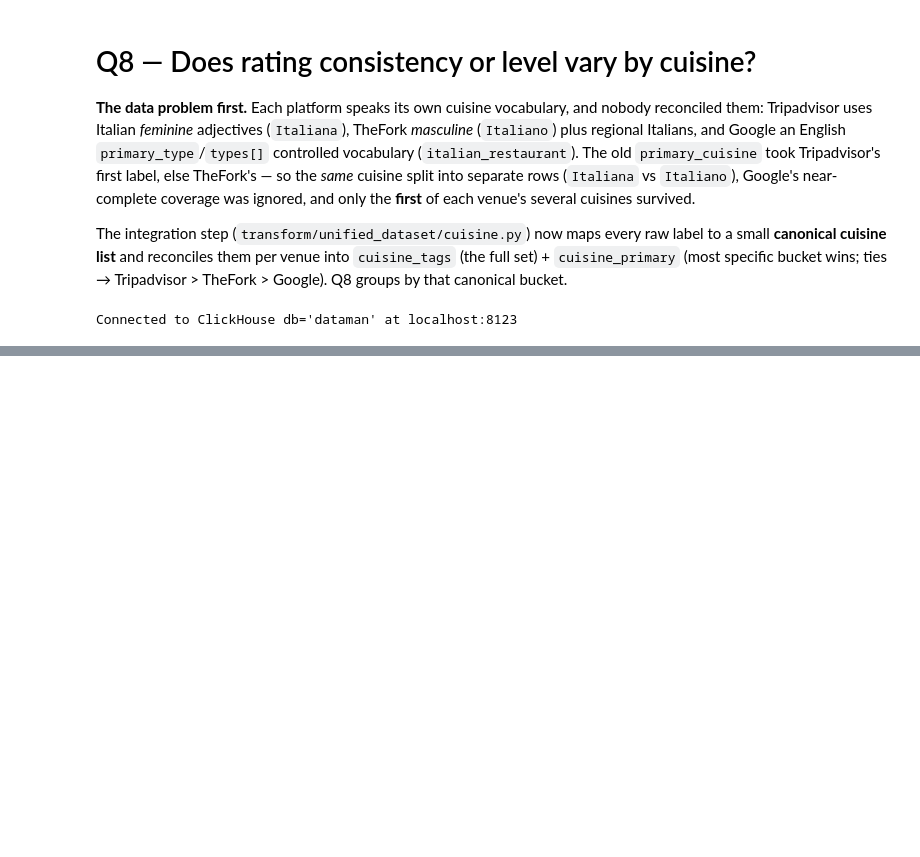
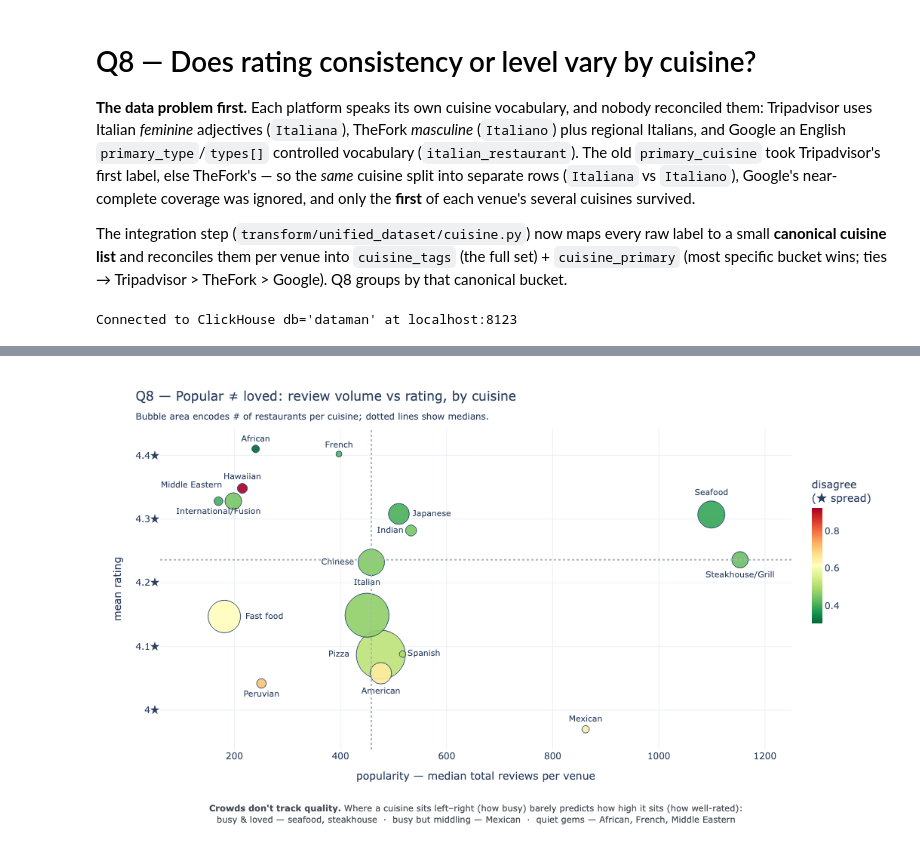
Before and after one commit to Laimon99/data-management-project, a Jupyter notebook: notebooks/q08_cuisine.ipynb, the cells around one changed output, grey strips where cells are left out. Saved outputs shown, nothing was run; the diff lists cells and outputs as text; code cells hidden in the pictures; blank space fills up the shorter version.

```diff
--- a/notebooks/q08_cuisine.ipynb
+++ b/notebooks/q08_cuisine.ipynb
@@ -98,0 +124,35 @@ d
+# %%
+# Does popularity buy a better rating? Plot each cuisine's typical review volume
+# against its mean rating; colour by cross-platform disagreement.
+p = d.copy()
+PP = {"Seafood": "top center", "Steakhouse/Grill": "bottom center", "Mexican": "top center",
+      "Japanese": "middle right", "Indian": "middle left", "Pizza": "middle left",
+      "Italian": "top center", "American": "bottom center", "Chinese": "middle left",
+      "Spanish": "middle right", "African": "top center", "French": "top center",
+      "Middle Eastern": "top left", "Hawaiian": "top center",
+      "International/Fusion": "bottom center", "Peruvian": "bottom center", "Fast food": "middle right"}
+p["tp"] = p.cuisine.map(PP).fillna("top center")
+
+fig3 = px.scatter(p, x="median_reviews", y="mean_rating", size="restaurants", text="cuisine",
+                  color="mean_range", color_continuous_scale="RdYlGn_r", size_max=46,
+                  template="plotly_white")
+fig3.update_traces(textposition=p["tp"], marker_line_color="#1B3A6B", marker_line_width=1,
+                   marker_opacity=0.9, textfont_size=11, cliponaxis=False)
+fig3.add_vline(x=p.median_reviews.median(), line_dash="dot", line_color="#ADB5BD")
+fig3.add_hline(y=p.mean_rating.median(), line_dash="dot", line_color="#ADB5BD")
+# Centered takeaway footnote along the bottom (reuses the shared FOOT style).
+fig3.add_annotation(y=-0.16, **FOOT,
+    text=("<b>Crowds don't track quality.</b> Where a cuisine sits left–right (how busy) barely predicts how high "
+          "it sits (how well-rated):<br>busy &amp; loved — seafood, steakhouse&nbsp;&nbsp;·&nbsp;&nbsp;"
+          "busy but middling — Mexican&nbsp;&nbsp;·&nbsp;&nbsp;"
+          "quiet gems — African, French, Middle Eastern"))
+fig3.update_xaxes(title="popularity — median total reviews per venue", range=[60, 1250])
+fig3.update_yaxes(title="mean rating", ticksuffix="★")
+fig3.update_layout(title=("Q8 — Popular ≠ loved: review volume vs rating, by cuisine"
+                          "<br><sub>Bubble area encodes # of restaurants per cuisine; dotted lines show medians.</sub>"),
+                   width=1050, height=640, margin=dict(l=85, r=30, t=75, b=120),
+                   coloraxis_colorbar=dict(title="disagree<br>(★ spread)", thickness=14, len=0.5,
+                                           x=1.02, y=0.62))
+fig3.show()
+# %% [output]
+[figure, added]
```
Also changed, not shown: parts of 7 cells of this notebook, 9 other files.
